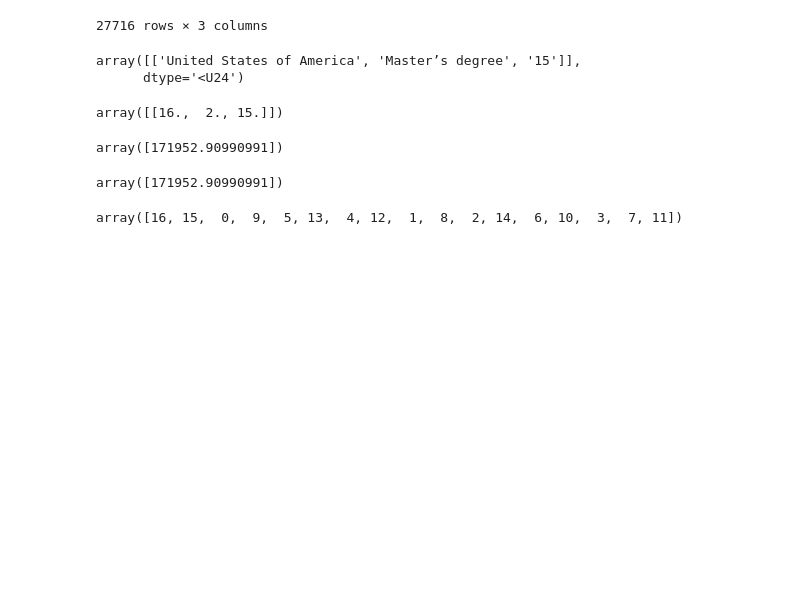
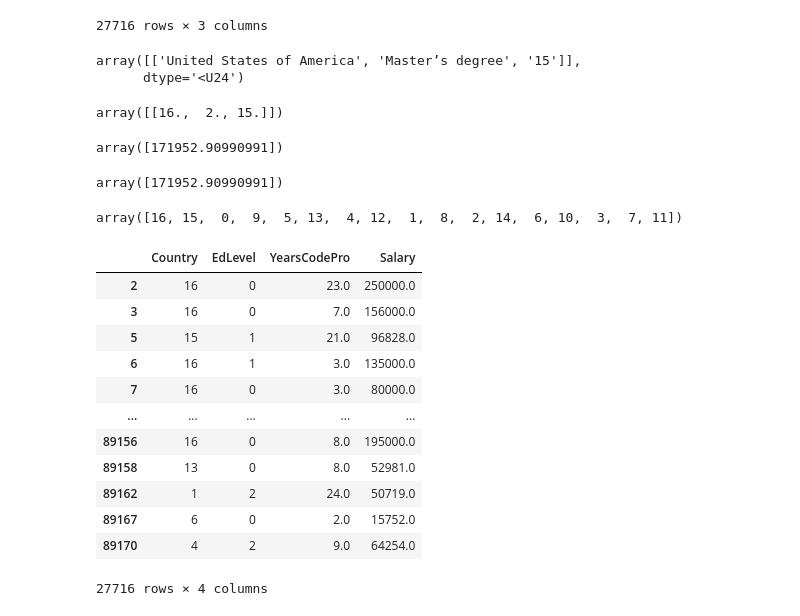
Before and after one commit to 66910sheremet/Pet_predict_salary_streamlit, a Jupyter notebook: SalaryPred.ipynb, the cells around one changed output. Saved outputs shown, nothing was run; the diff lists cells and outputs as text; code cells hidden in the pictures; blank space fills up the shorter version.

```diff
--- a/SalaryPred.ipynb
+++ b/SalaryPred.ipynb
@@ -371,3 +371,19 @@ array([171952.90990991])
 df_1.Country.unique()
 # %% [output]
 array([16, 15,  0,  9,  5, 13,  4, 12,  1,  8,  2, 14,  6, 10,  3,  7, 11])
+# %%
+df_1
+# %% [output]
+|  | Country | EdLevel | YearsCodePro | Salary |
+| 2 | 16 | 0 | 23.0 | 250000.0 |
+| 3 | 16 | 0 | 7.0 | 156000.0 |
+| 5 | 15 | 1 | 21.0 | 96828.0 |
+| 6 | 16 | 1 | 3.0 | 135000.0 |
+| 7 | 16 | 0 | 3.0 | 80000.0 |
+| ... | ... | ... | ... | ... |
+| 89156 | 16 | 0 | 8.0 | 195000.0 |
+| 89158 | 13 | 0 | 8.0 | 52981.0 |
+| 89162 | 1 | 2 | 24.0 | 50719.0 |
+| 89167 | 6 | 0 | 2.0 | 15752.0 |
+| 89170 | 4 | 2 | 9.0 | 64254.0 |
+27716 rows × 4 columns
```
Also changed, not shown: parts of 2 cells of this notebook, 2 other files.
